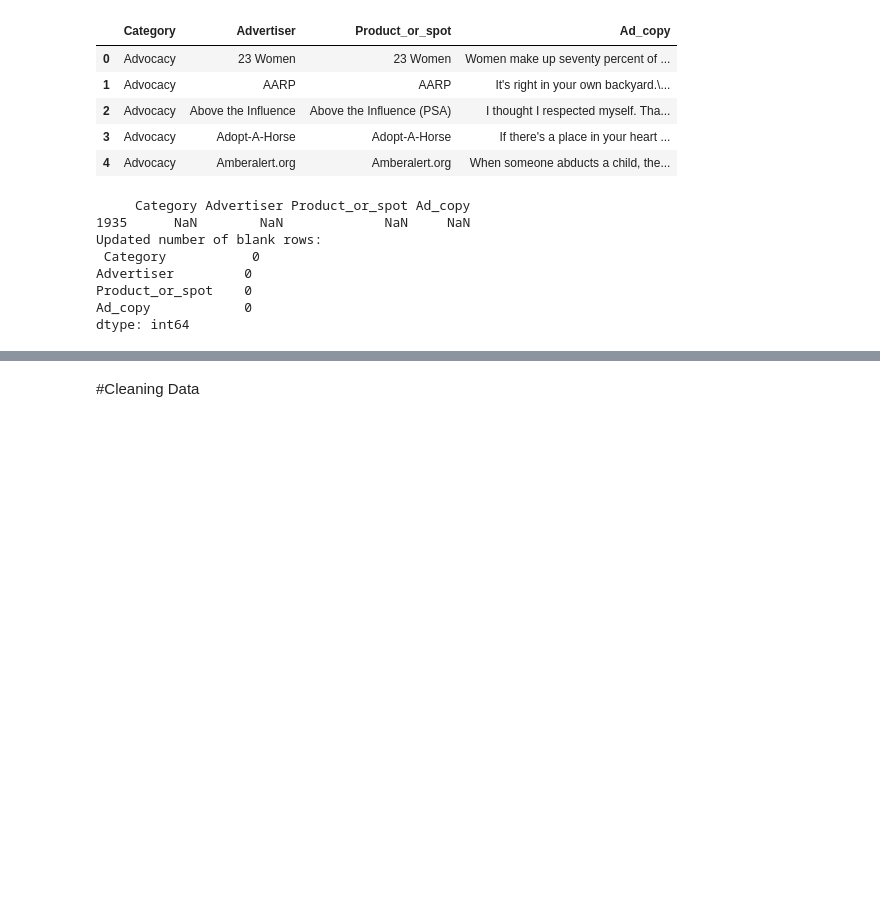
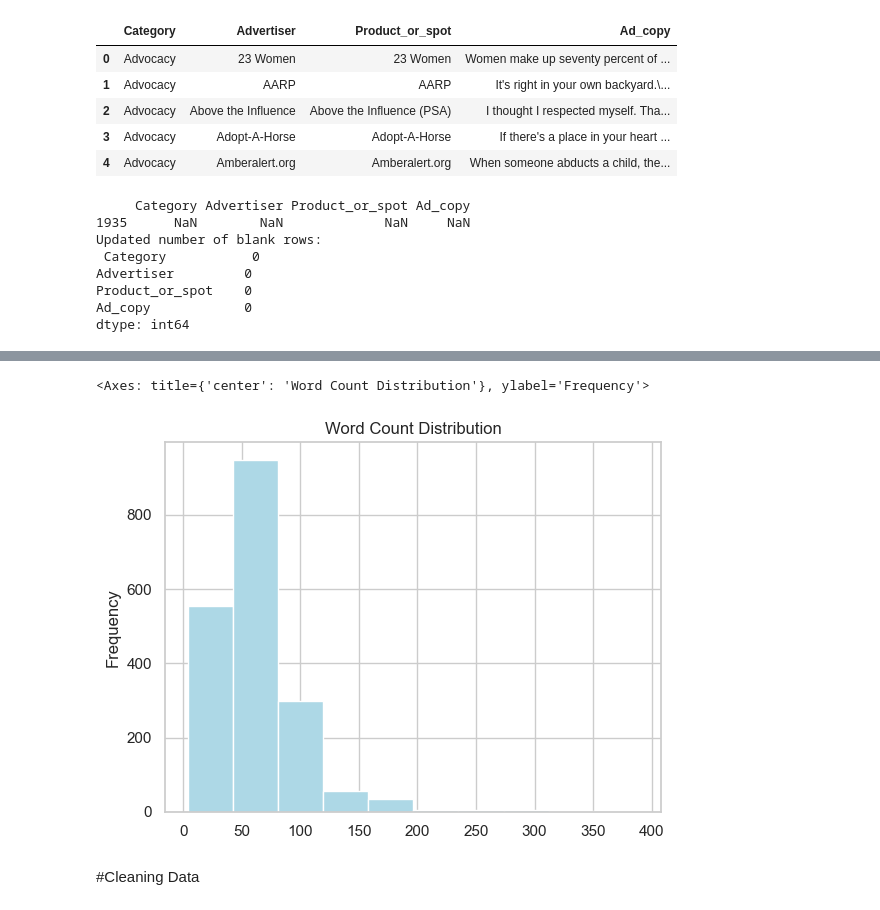
Before and after one commit to lifen-joy/20048573_MastersProject_2023, a Jupyter notebook: ads/explore.ipynb, the cells around one changed output, grey strips where cells are left out. Saved outputs shown, nothing was run; the diff lists cells and outputs as text; code cells hidden in the pictures; blank space fills up the shorter version.

```diff
--- a/ads/explore.ipynb
+++ b/ads/explore.ipynb
@@ -144,3 +206,12 @@ The plan was to drop all the coulmn expct for the ad copy but it would be intesr
+# %%
+data['word_count'].plot(
+    kind='hist',
+    bins=10,
+    color='lightblue',
+    title='Word Count Distribution')
+# %% [output]
+<Axes: title={'center': 'Word Count Distribution'}, ylabel='Frequency'>
+[figure, added]
 # %% [markdown]
 #Cleaning Data
 # %%
```
Also changed, not shown: parts of 18 cells of this notebook.
